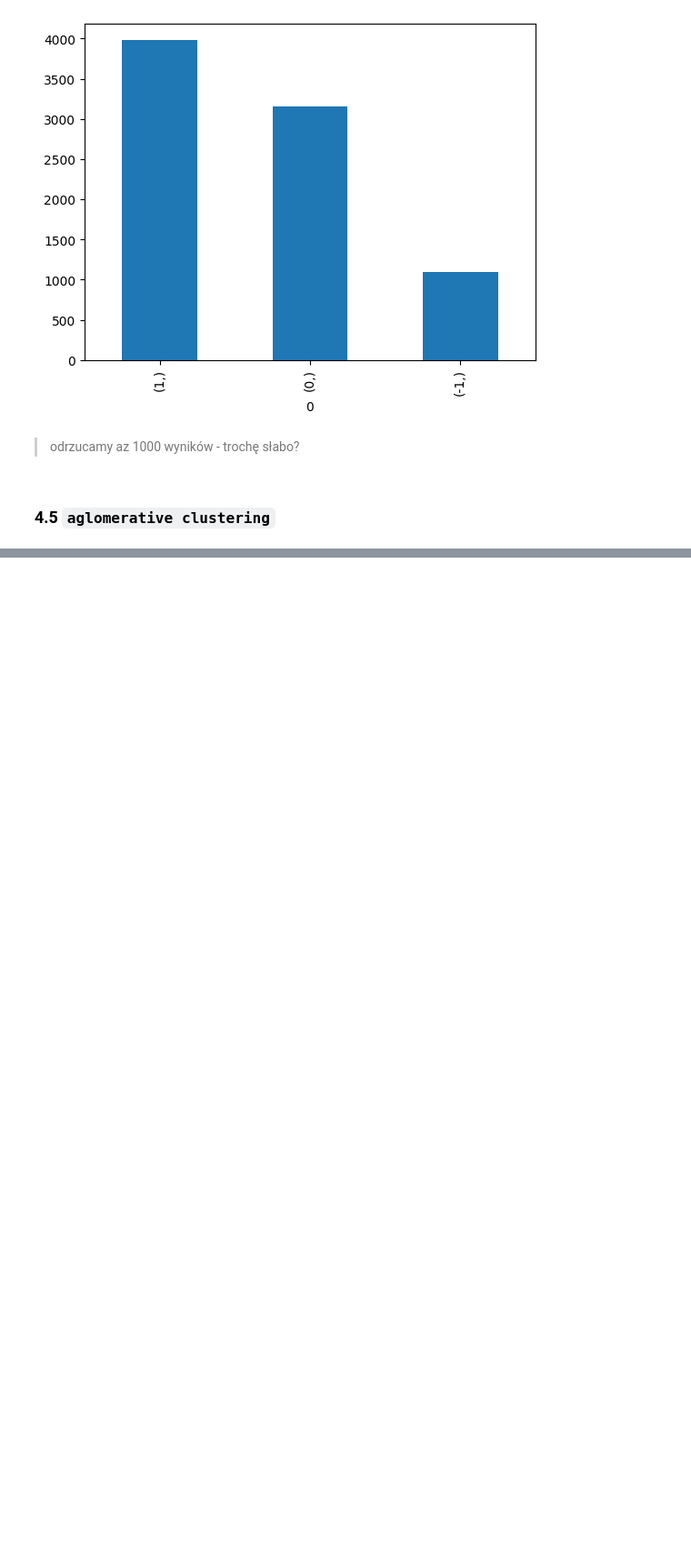
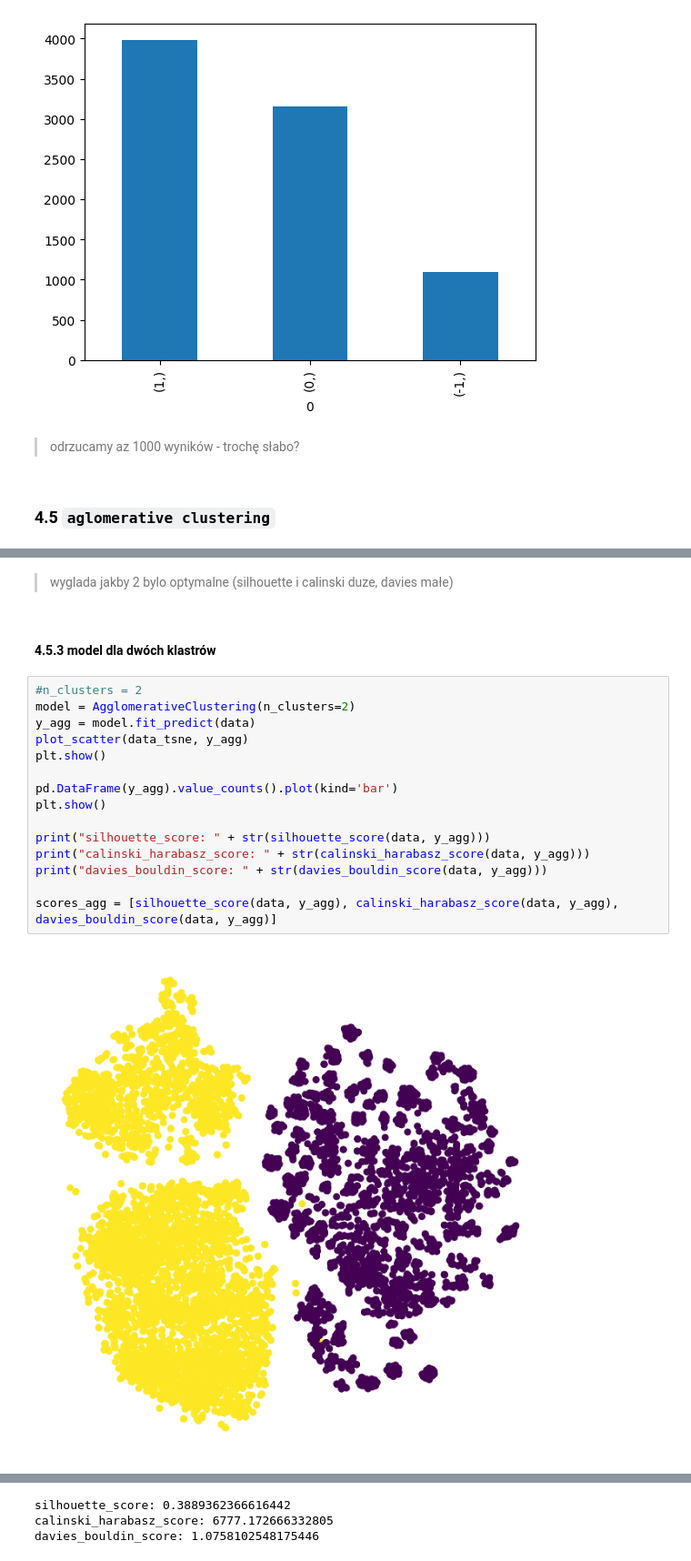
Before and after one commit to DeptuchMateusz/Human-activity-recognition-using-smartphones-clustering, a Jupyter notebook: Preprocessing/prep.ipynb, the cells around one changed output, grey strips where cells are left out. Shown at 91% size. Cells and saved outputs as stored; diff of their text form; blank space fills up the shorter version.

```diff
--- a/Preprocessing/prep.ipynb
+++ b/Preprocessing/prep.ipynb
@@ -440,0 +494,21 @@ Davies bouldin score:  1.4195042946164587
+# %% [markdown]
+>wyglada jakby 2 bylo optymalne (silhouette i calinski duze, davies małe)
+# %% [markdown]
+#### 4.5.3 model dla dwóch klastrów
+# %%
+#n_clusters = 2
+model = AgglomerativeClustering(n_clusters=2)
+y_agg = model.fit_predict(data)
+plot_scatter(data_tsne, y_agg)
+plt.show()
+
+pd.DataFrame(y_agg).value_counts().plot(kind='bar')
+plt.show()
+
+print("silhouette_score: " + str(silhouette_score(data, y_agg)))
+print("calinski_harabasz_score: " + str(calinski_harabasz_score(data, y_agg)))
+print("davies_bouldin_score: " + str(davies_bouldin_score(data, y_agg)))
+
+scores_agg = [silhouette_score(data, y_agg), calinski_harabasz_score(data, y_agg), davies_bouldin_score(data, y_agg)]
+# %% [output]
+[figure, added]
@@ -440,0 +516,3 @@ Davies bouldin score:  1.4195042946164587
+silhouette_score: 0.3889362366616442
+calinski_harabasz_score: 6777.172666332805
+davies_bouldin_score: 1.0758102548175446
```
Also changed, not shown: parts of 30 cells of this notebook.
